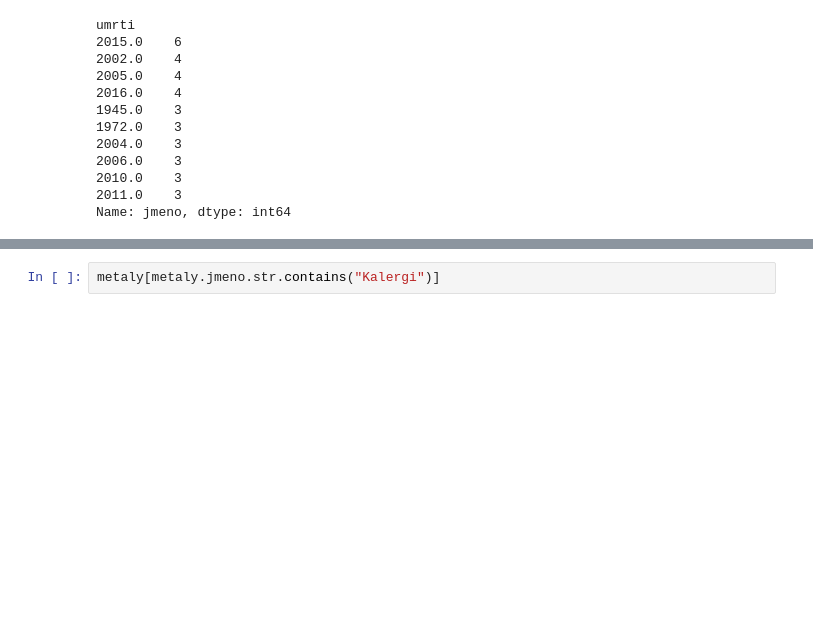
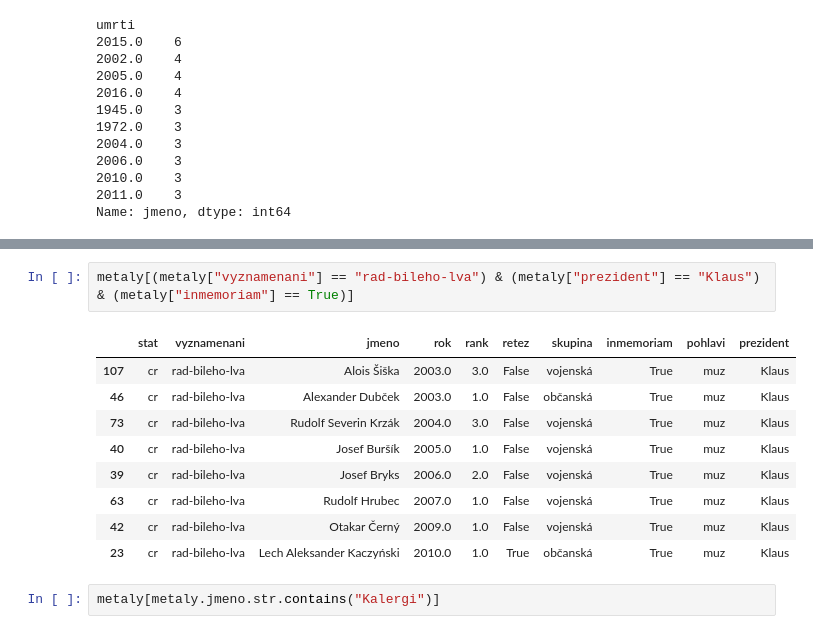
Before and after one commit to DataRozhlas/vyznamenani, a Jupyter notebook: vyznamenani.ipynb, the cells around one changed output, grey strips where cells are left out. Saved outputs shown, nothing was run; the diff lists cells and outputs as text; blank space fills up the shorter version.

```diff
--- a/vyznamenani.ipynb
+++ b/vyznamenani.ipynb
@@ -689,3 +809,15 @@ Name: jmeno, dtype: int64
+# %%
+metaly[(metaly["vyznamenani"] == "rad-bileho-lva") & (metaly["prezident"] == "Klaus") & (metaly["inmemoriam"] == True)]
+# %% [output]
+|  | stat | vyznamenani | jmeno | rok | rank | retez | skupina | inmemoriam | pohlavi | prezident |
+| 107 | cr | rad-bileho-lva | Alois Šiška | 2003.0 | 3.0 | False | vojenská | True | muz | Klaus |
+| 46 | cr | rad-bileho-lva | Alexander Dubček | 2003.0 | 1.0 | False | občanská | True | muz | Klaus |
+| 73 | cr | rad-bileho-lva | Rudolf Severin Krzák | 2004.0 | 3.0 | False | vojenská | True | muz | Klaus |
+| 40 | cr | rad-bileho-lva | Josef Buršík | 2005.0 | 1.0 | False | vojenská | True | muz | Klaus |
+| 39 | cr | rad-bileho-lva | Josef Bryks | 2006.0 | 2.0 | False | vojenská | True | muz | Klaus |
+| 63 | cr | rad-bileho-lva | Rudolf Hrubec | 2007.0 | 1.0 | False | vojenská | True | muz | Klaus |
+| 42 | cr | rad-bileho-lva | Otakar Černý | 2009.0 | 1.0 | False | vojenská | True | muz | Klaus |
+| 23 | cr | rad-bileho-lva | Lech Aleksander Kaczyński | 2010.0 | 1.0 | True | občanská | True | muz | Klaus |
 # %%
 metaly[metaly.jmeno.str.contains("Kalergi")]
 # %% [output]
```
Also changed, not shown: parts of 36 cells of this notebook, 4 other files.
